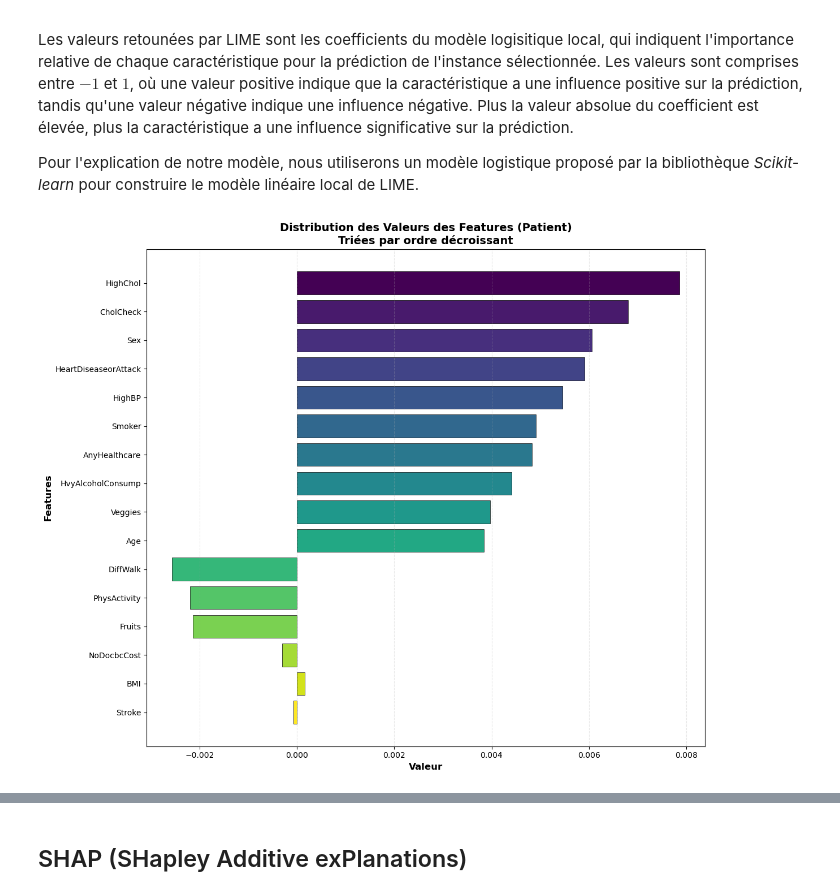
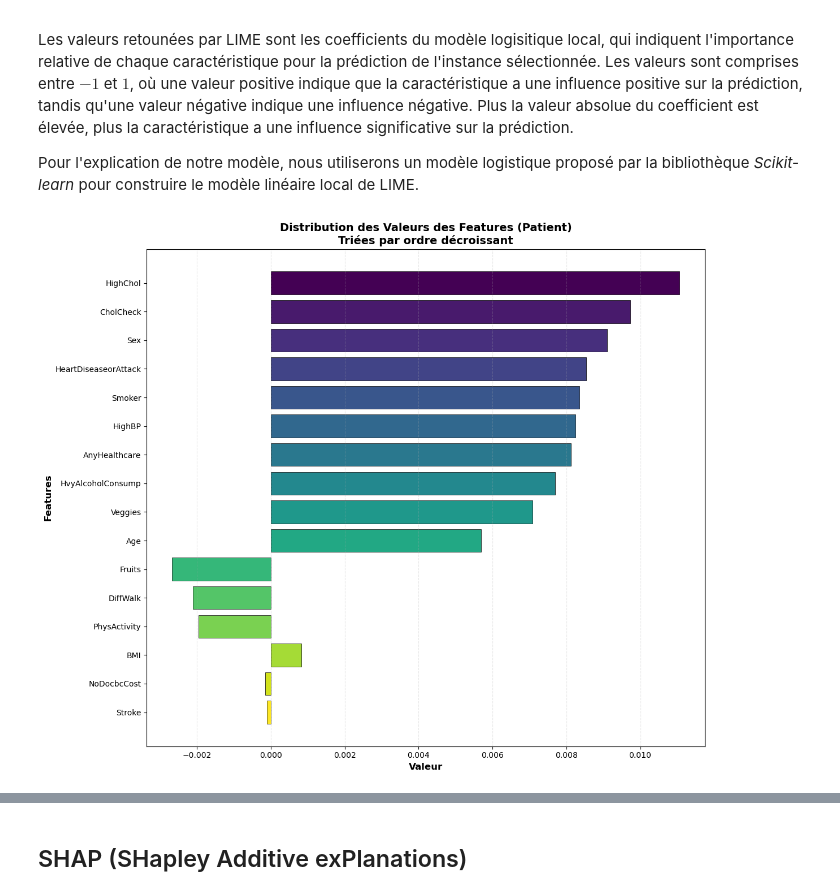
Before and after one commit to 0xybo/CESI_A4_IA_DeepLearning, a Jupyter notebook: Livrable 3.ipynb, the cells around one changed output, grey strips where cells are left out. Saved outputs shown, nothing was run; the diff lists cells and outputs as text; code cells hidden in the pictures.

```diff
--- a/Livrable 3.ipynb
+++ b/Livrable 3.ipynb
@@ -307,7 +333,8 @@ nn.fit(
     y_train.to_numpy(),
     epochs=500,
     batch_size=500,
-    learning_rate=0.1
+    learning_rate=0.1,
+    threshold=0.46
 )
 
 evaluation = Evaluation(X_validation.to_numpy(), y_validation.to_numpy())
@@ -337,0 +367,7 @@ False Negatives     : 752
+# %%
+SAMPLE_INDEX=68
+
+x_explain = X_validation.iloc[[SAMPLE_INDEX]]
+display(x_explain)
+x_explain = x_explain.to_numpy()[0]
+print(f"Prédiction :", "Non" if not nn.predict(x_explain.reshape(1, -1))[0, 0] else "", f"Diabétique ({nn.predict_proba(x_explain.reshape(1, -1))[0, 0]:.4f})")
@@ -352,31 +392,27 @@ Les valeurs retounées par LIME sont les coefficients du modèle logisitique loc
 
 Pour l'explication de notre modèle, nous utiliserons un modèle logistique proposé par la bibliothèque *Scikit-learn* pour construire le modèle linéaire local de LIME.
 # %%
-explainer = LIME(nn)
-
-explanation = explainer.explain(X_validation.to_numpy()[68].reshape(1, -1))
+explainer_lime = LIME(nn)
+explanation_lime = explainer_lime.explain(x_explain.reshape(1, -1))
 
 features_df = pd.DataFrame({
     'Feature': X_validation.columns,
-    'Valeur': explanation
-})
-
-features_df = features_df.sort_values('Valeur', ascending=False, key=abs).reset_index(drop=True)
+    'Valeur': explanation_lime
+}).sort_values('Valeur', ascending=False, key=abs).reset_index(drop=True)
 
 fig, ax = plt.subplots(figsize=(12, 10))
 
 colors = plt.cm.viridis(np.linspace(0, 1, len(features_df)))
 ax.barh(features_df['Feature'], features_df['Valeur'], color=colors, edgecolor='black', linewidth=0.5)
 
 ax.set_xlabel('Valeur', fontsize=12, fontweight='bold')
 ax.set_ylabel('Features', fontsize=12, fontweight='bold')
 ax.set_title('Distribution des Valeurs des Features (Patient)\nTriées par ordre décroissant', fontsize=14, fontweight='bold')
 ax.grid(axis='x', alpha=0.3, linestyle='--')
 
 ax.invert_yaxis()
-
 plt.tight_layout()
 plt.show()
 # %% [output]
-[figure, old version]
+[figure, new version]
 # %% [markdown]
```
Also changed, not shown: parts of 35 cells of this notebook, 3 other files.
